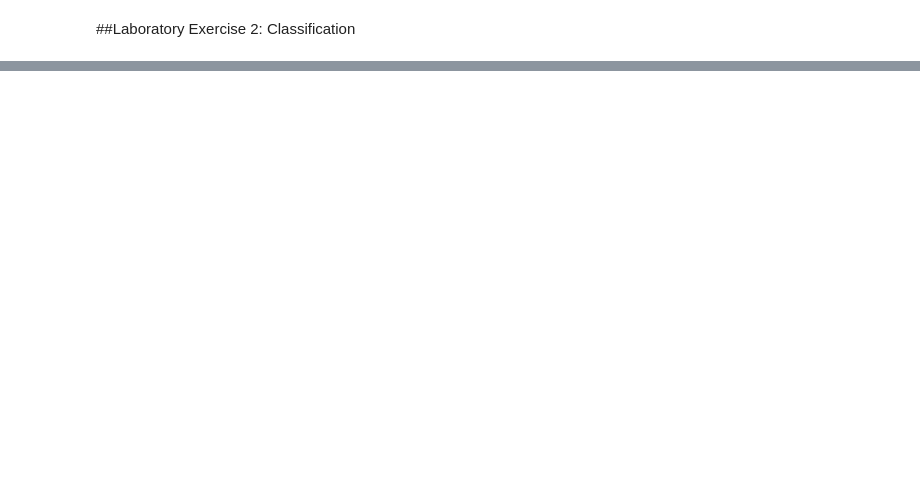
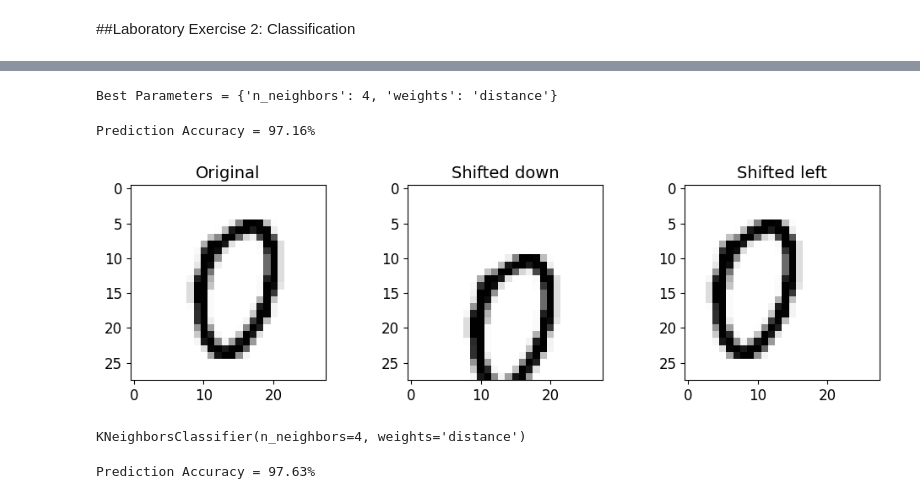
Before and after one commit to DeenReinierCrusem/CPEN65-1, a Jupyter notebook: Laboratory_Exercise_2_Classification.ipynb, the cells around one changed output, grey strips where cells are left out. Cells and saved outputs as stored; diff of their text form; code cells hidden in the pictures; blank space fills up the shorter version.

```diff
--- a/Laboratory_Exercise_2_Classification.ipynb
+++ b/Laboratory_Exercise_2_Classification.ipynb
@@ -401,0 +46,14 @@ print("Recall: {:.2f}%".format(100 * recall_score(y_test, y_pred)))
+# %%
+from sklearn.neighbors import KNeighborsClassifier
+from sklearn.model_selection import GridSearchCV
+from sklearn.datasets import fetch_openml
+mnist = fetch_openml('mnist_784', version=1, as_frame=False)
+mnist.keys()
+
+X_train, X_test, y_train, y_test = X[:60000], X[60000:], y[:60000], y[60000:]
+
+param_grid = [{'weights': ["uniform", "distance"], 'n_neighbors': [3, 4, 5]}]
+
+knn_clf = KNeighborsClassifier()
+grid_search = GridSearchCV(knn_clf, param_grid, cv=5, verbose=3)
+grid_search.fit(X_train, y_train)
@@ -401,0 +82,38 @@ print("Recall: {:.2f}%".format(100 * recall_score(y_test, y_pred)))
+# %%
+grid_search.best_params_
+print('Best Parameters =', grid_search.best_params_)
+# %% [output]
+Best Parameters = {'n_neighbors': 4, 'weights': 'distance'}
+# %%
+from sklearn.metrics import accuracy_score
+
+y_pred = grid_search.predict(X_test)
+accuracy_score(y_test, y_pred)
+print(f'Prediction Accuracy = {grid_search.best_score_ * 100:.2f}%')
+# %% [output]
+Prediction Accuracy = 97.16%
+# %%
+from scipy.ndimage.interpolation import shift
+
+def shift_image(image, dx, dy):
+    image = image.reshape((28, 28))
+    shifted_image = shift(image, [dy, dx], cval=0, mode="constant")
+    return shifted_image.reshape([-1])
+
+image = X_train[1000]
+shifted_image_down = shift_image(image, 0, 5)
+shifted_image_left = shift_image(image, -5, 0)
+
+plt.figure(figsize=(12,3))
+plt.subplot(131)
+plt.title("Original", fontsize=14)
+plt.imshow(image.reshape(28, 28), interpolation="nearest", cmap="Greys")
+plt.subplot(132)
+plt.title("Shifted down", fontsize=14)
+plt.imshow(shifted_image_down.reshape(28, 28), interpolation="nearest", cmap="Greys")
+plt.subplot(133)
+plt.title("Shifted left", fontsize=14)
+plt.imshow(shifted_image_left.reshape(28, 28), interpolation="nearest", cmap="Greys")
+plt.show()
+# %% [output]
+[figure, added]
@@ -401,0 +131,16 @@ print("Recall: {:.2f}%".format(100 * recall_score(y_test, y_pred)))
+# %%
+shuffle_idx = np.random.permutation(len(X_train_augmented))
+X_train_augmented = X_train_augmented[shuffle_idx]
+y_train_augmented = y_train_augmented[shuffle_idx]
+knn_clf = KNeighborsClassifier(**grid_search.best_params_)
+knn_clf.fit(X_train_augmented, y_train_augmented)
+# %% [output]
+KNeighborsClassifier(n_neighbors=4, weights='distance')
+# %%
+from sklearn.metrics import accuracy_score
+
+y_pred = knn_clf.predict(X_test)
+accuracy = accuracy_score(y_test, y_pred)
+print(f'Prediction Accuracy = {accuracy * 100:.2f}%')
+# %% [output]
+Prediction Accuracy = 97.63%
```
Also changed, not shown: parts of 58 cells of this notebook.
